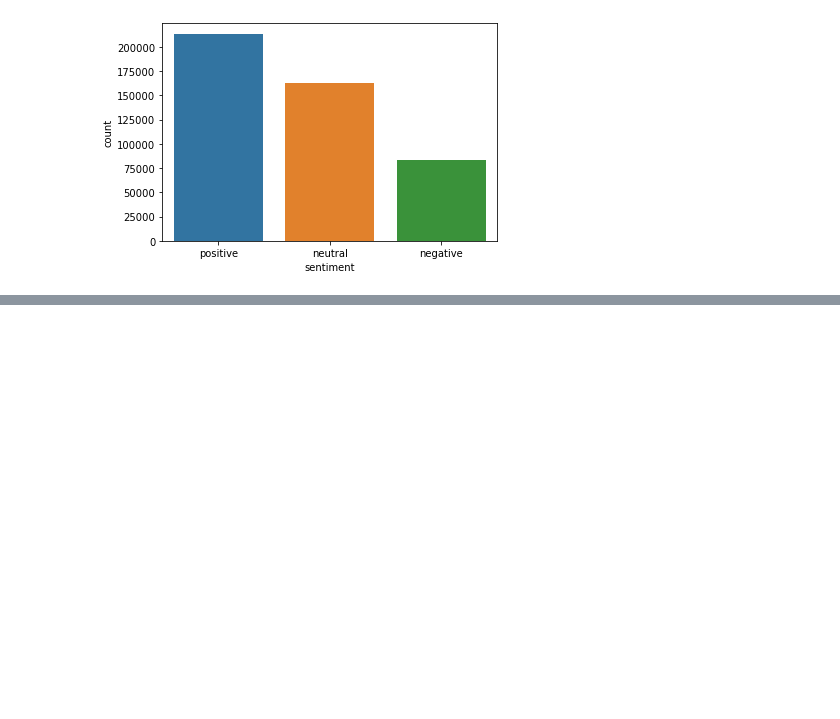
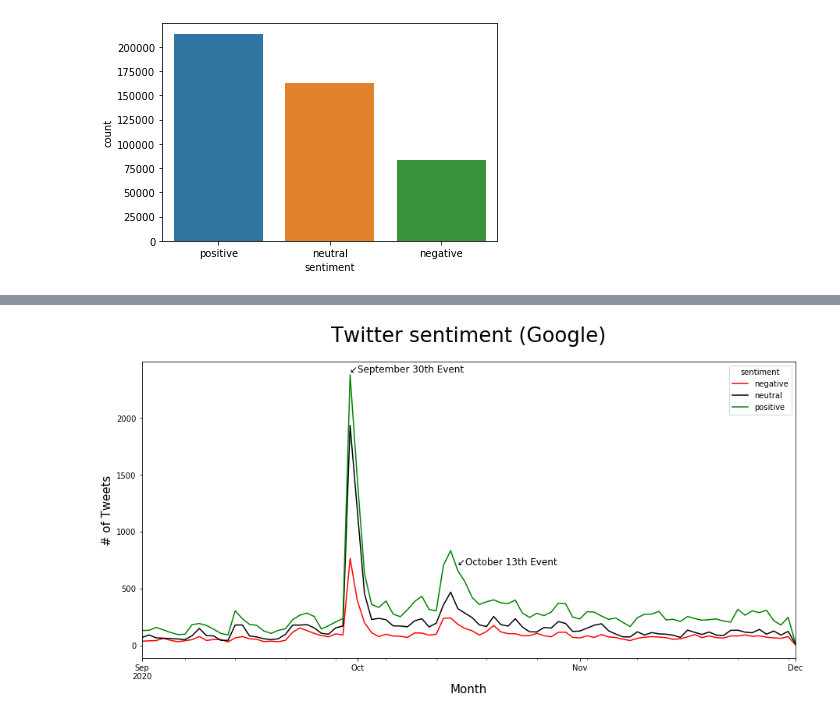
Before and after one commit to brenfrrs/twitter_sentiment_analysis, a Jupyter notebook: EDA_notebook.ipynb, the cells around one changed output, grey strips where cells are left out. Saved outputs shown, nothing was run; the diff lists cells and outputs as text; code cells hidden in the pictures; blank space fills up the shorter version.

```diff
--- a/EDA_notebook.ipynb
+++ b/EDA_notebook.ipynb
@@ -91,0 +184,12 @@ main_df.groupby(['sentiment'])
+# %%
+google_multi = google_df.set_index(['date', 'sentiment'])
+# %%
+fig, ax = plt.subplots(figsize=(15,7))
+google_multi.groupby(['date','sentiment']).count()['c_tweet'].unstack().plot(ax=ax,color=('red','black', 'green'));
+ax.annotate("↙September 30th Event", xy=(pd.Timestamp('2020-9-30'), 2400), fontsize=12)
+ax.annotate("↙October 13th Event", xy=(pd.Timestamp('2020-10-15'), 710), fontsize=12)
+plt.xlabel('Month', size=15)
+plt.ylabel('# of Tweets', size=15)
+ax.set_title('Twitter sentiment (Google)', fontsize=26, pad='25.0');
+# %% [output]
+[figure, added]
```
Also changed, not shown: parts of 20 cells of this notebook, 1 other file.
